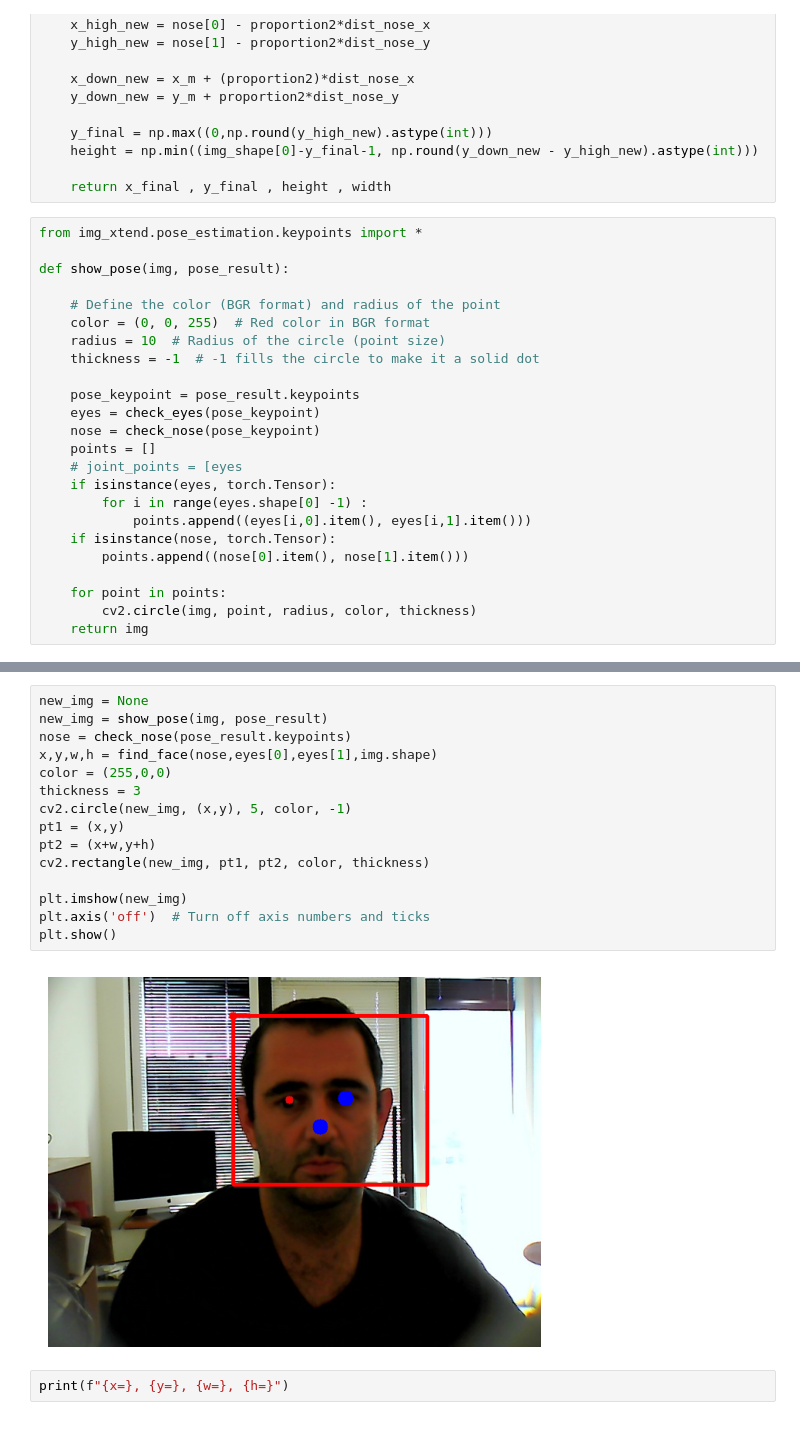
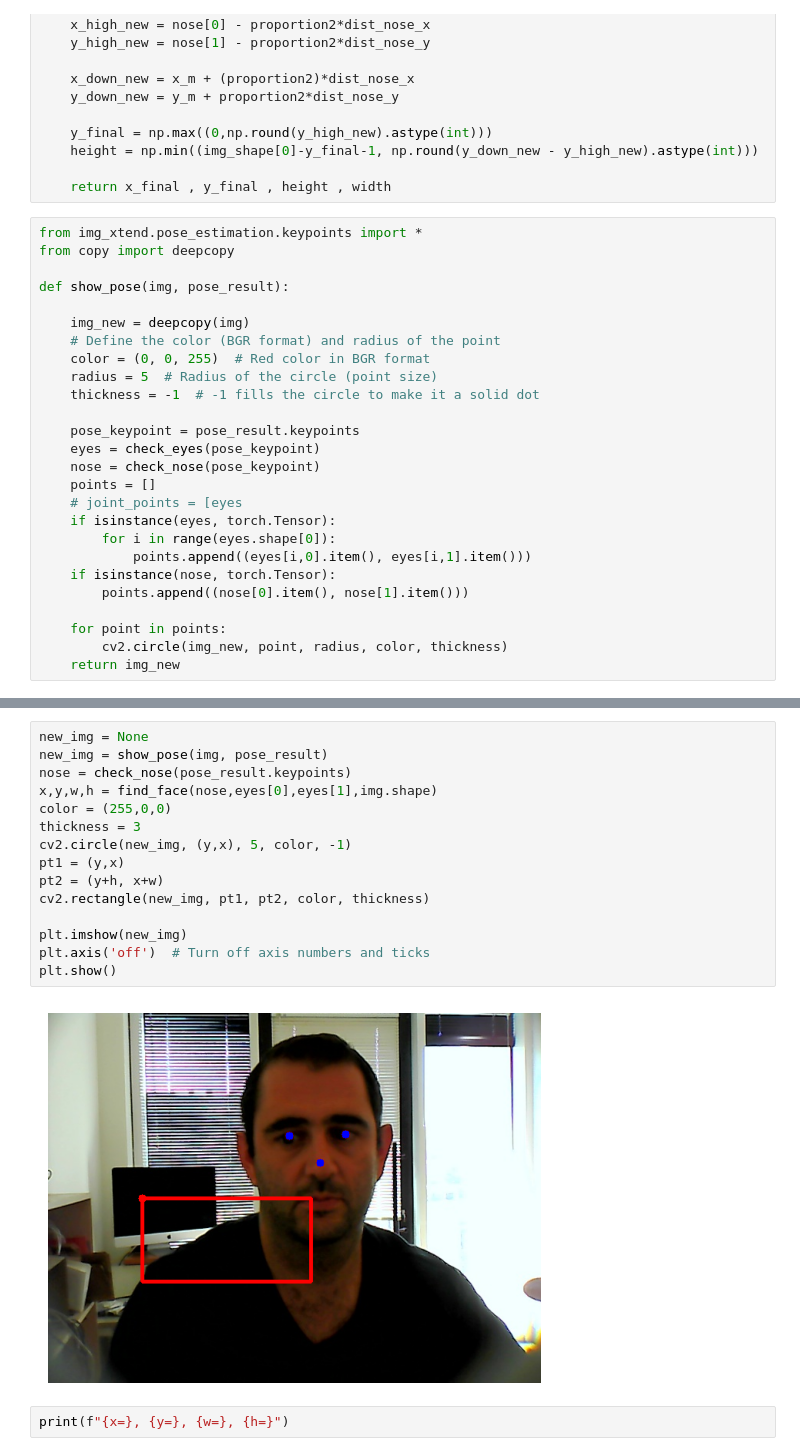
Before and after one commit to smbensi/new_img, a Jupyter notebook: scripts/run_tests.ipynb, the cells around one changed output, grey strips where cells are left out. Drawn from its saved outputs; the diff is of its cells as text.

```diff
--- a/scripts/run_tests.ipynb
+++ b/scripts/run_tests.ipynb
@@ -118,12 +118,14 @@ def find_face(nose,left_eye,right_eye,img_shape):
     return x_final , y_final , height , width
 # %%
 from img_xtend.pose_estimation.keypoints import *
+from copy import deepcopy
 
 def show_pose(img, pose_result):
 
+    img_new = deepcopy(img)
     # Define the color (BGR format) and radius of the point
     color = (0, 0, 255)  # Red color in BGR format
-    radius = 10  # Radius of the circle (point size)
+    radius = 5  # Radius of the circle (point size)
     thickness = -1  # -1 fills the circle to make it a solid dot
 
     pose_keypoint = pose_result.keypoints
@@ -132,11 +134,11 @@ def show_pose(img, pose_result):
     points = []
     # joint_points = [eyes
     if isinstance(eyes, torch.Tensor):
-        for i in range(eyes.shape[0] -1) :
+        for i in range(eyes.shape[0]):
             points.append((eyes[i,0].item(), eyes[i,1].item()))
     if isinstance(nose, torch.Tensor):
         points.append((nose[0].item(), nose[1].item()))
 
     for point in points:
-        cv2.circle(img, point, radius, color, thickness)
-    return img
+        cv2.circle(img_new, point, radius, color, thickness)
+    return img_new
@@ -147,20 +203,20 @@ tensor([386, 157], dtype=torch.int32)
 # %%
 new_img = None
 new_img = show_pose(img, pose_result)
 nose = check_nose(pose_result.keypoints)
 x,y,w,h = find_face(nose,eyes[0],eyes[1],img.shape)
 color = (255,0,0)
 thickness = 3
-cv2.circle(new_img, (x,y), 5, color, -1)
-pt1 = (x,y)
-pt2 = (x+w,y+h)
+cv2.circle(new_img, (y,x), 5, color, -1)
+pt1 = (y,x)
+pt2 = (y+h, x+w)
 cv2.rectangle(new_img, pt1, pt2, color, thickness)
 
 plt.imshow(new_img)
 plt.axis('off')  # Turn off axis numbers and ticks
 plt.show()
 # %% [output]
-[figure, old version]
+[figure, new version]
 # %%
 print(f"{x=}, {y=}, {w=}, {h=}")
 # %% [output]
```
Also changed, not shown: parts of 2 cells of this notebook, 5 other files.
